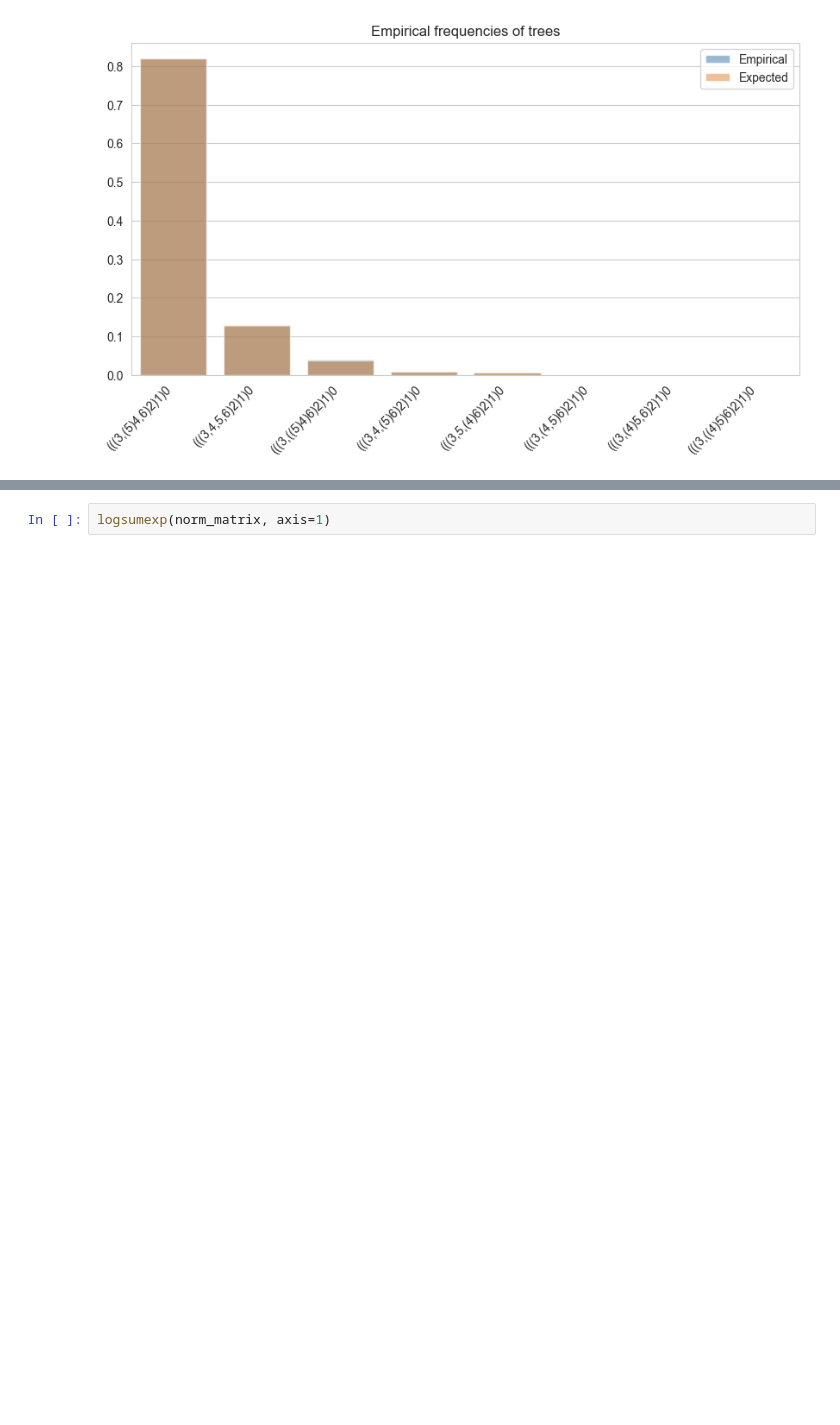
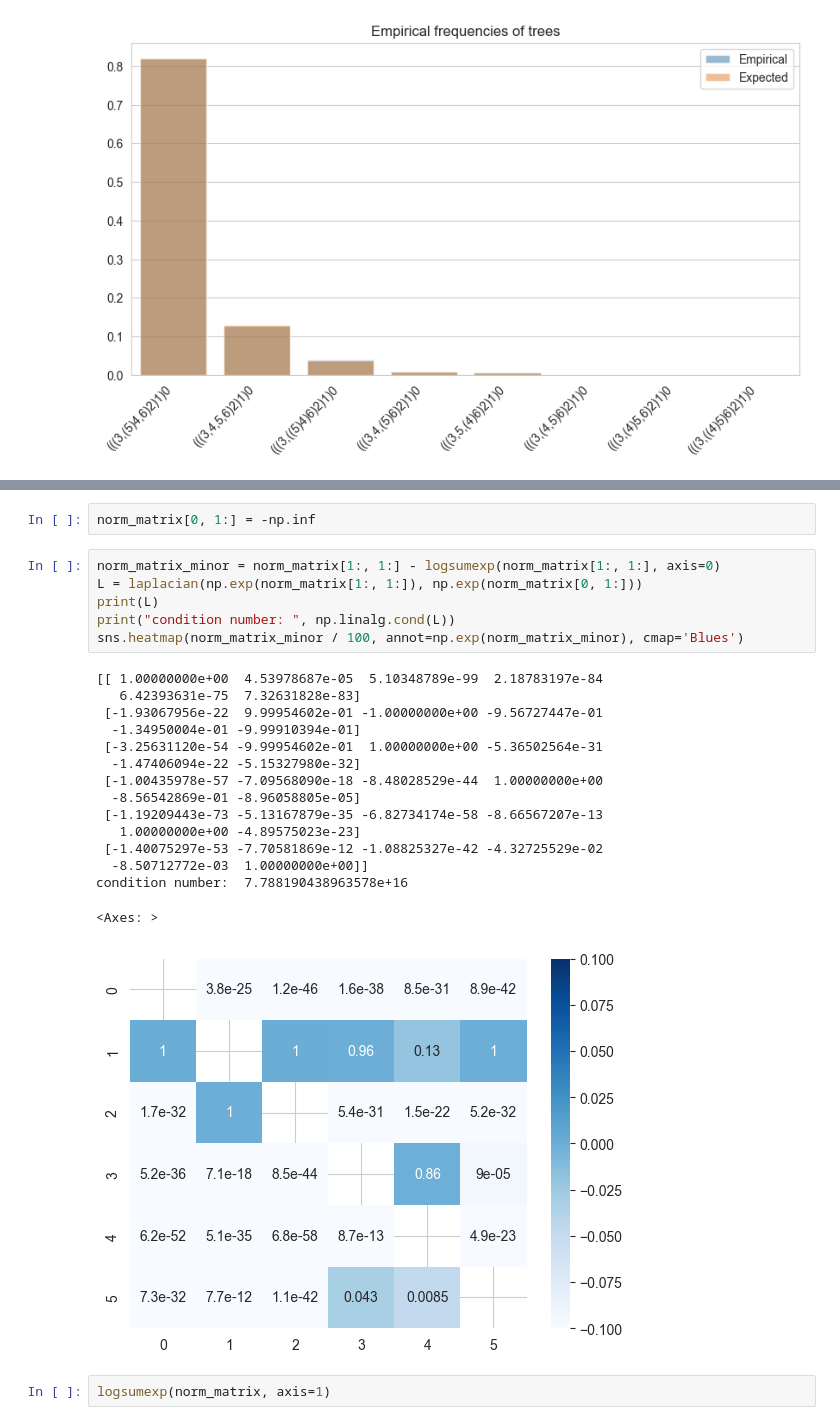
Before and after one commit to Lagergren-Lab/treesampling, a Jupyter notebook: notebooks/victree_matrix_debug.ipynb, the cells around one changed output, grey strips where cells are left out. Cells and saved outputs as stored; diff of their text form; blank space fills up the shorter version.

```diff
--- a/notebooks/victree_matrix_debug.ipynb
+++ b/notebooks/victree_matrix_debug.ipynb
@@ -132,3 +145,27 @@ sns.heatmap(norm_matrix / 1000, annot=norm_matrix, cmap='Blues')
+# %%
+norm_matrix[0, 1:] = -np.inf
+# %%
+norm_matrix_minor = norm_matrix[1:, 1:] - logsumexp(norm_matrix[1:, 1:], axis=0)
+L = laplacian(np.exp(norm_matrix[1:, 1:]), np.exp(norm_matrix[0, 1:]))
+print(L)
+print("condition number: ", np.linalg.cond(L))
+sns.heatmap(norm_matrix_minor / 100, annot=np.exp(norm_matrix_minor), cmap='Blues')
+# %% [output]
+[[ 1.00000000e+00  4.53978687e-05  5.10348789e-99  2.18783197e-84
+   6.42393631e-75  7.32631828e-83]
+ [-1.93067956e-22  9.99954602e-01 -1.00000000e+00 -9.56727447e-01
+  -1.34950004e-01 -9.99910394e-01]
+ [-3.25631120e-54 -9.99954602e-01  1.00000000e+00 -5.36502564e-31
+  -1.47406094e-22 -5.15327980e-32]
+ [-1.00435978e-57 -7.09568090e-18 -8.48028529e-44  1.00000000e+00
+  -8.56542869e-01 -8.96058805e-05]
+ [-1.19209443e-73 -5.13167879e-35 -6.82734174e-58 -8.66567207e-13
+   1.00000000e+00 -4.89575023e-23]
+ [-1.40075297e-53 -7.70581869e-12 -1.08825327e-42 -4.32725529e-02
+  -8.50712772e-03  1.00000000e+00]]
+condition number:  7.788190438963578e+16
+<Axes: >
+[figure, added]
 # %%
 logsumexp(norm_matrix, axis=1)
 # %% [output]
```
Also changed, not shown: parts of 9 cells of this notebook, 9 other files.
